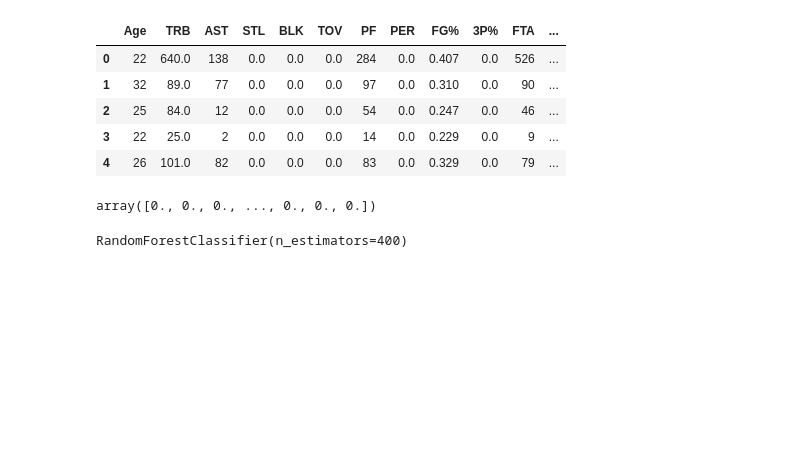
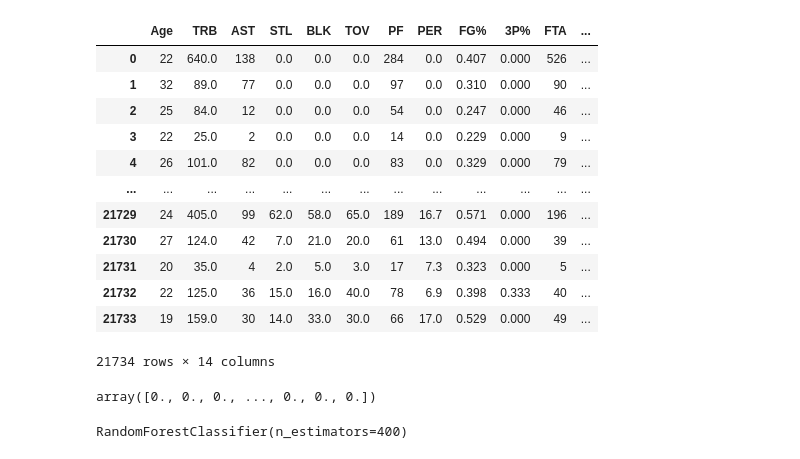
Before and after one commit to caitbeatty/nba_machine_learning, a Jupyter notebook: random_forest.ipynb, the cells around one changed output. Saved outputs shown, nothing was run; the diff lists cells and outputs as text; code cells hidden in the pictures; blank space fills up the shorter version.

```diff
--- a/random_forest.ipynb
+++ b/random_forest.ipynb
@@ -15,15 +15,22 @@ df.head()
 # %%
 #data = df.drop(["Championship Appearance Y/N", "Player", "Team", "Pos", "Year", "Championship Wins", "RunnerUp Count"], axis=1)
 data = df.drop(["Player", "Team", "Pos", "Year", "Championship Wins", "RunnerUp Count"], axis=1)
 feature_names = data.columns
-data.head()
+data
 # %% [output]
 |  | Age | TRB | AST | STL | BLK | TOV | PF | PER | FG% | 3P% | FTA | ... |
-| 0 | 22 | 640.0 | 138 | 0.0 | 0.0 | 0.0 | 284 | 0.0 | 0.407 | 0.0 | 526 | ... |
-| 1 | 32 | 89.0 | 77 | 0.0 | 0.0 | 0.0 | 97 | 0.0 | 0.310 | 0.0 | 90 | ... |
-| 2 | 25 | 84.0 | 12 | 0.0 | 0.0 | 0.0 | 54 | 0.0 | 0.247 | 0.0 | 46 | ... |
-| 3 | 22 | 25.0 | 2 | 0.0 | 0.0 | 0.0 | 14 | 0.0 | 0.229 | 0.0 | 9 | ... |
-| 4 | 26 | 101.0 | 82 | 0.0 | 0.0 | 0.0 | 83 | 0.0 | 0.329 | 0.0 | 79 | ... |
+| 0 | 22 | 640.0 | 138 | 0.0 | 0.0 | 0.0 | 284 | 0.0 | 0.407 | 0.000 | 526 | ... |
+| 1 | 32 | 89.0 | 77 | 0.0 | 0.0 | 0.0 | 97 | 0.0 | 0.310 | 0.000 | 90 | ... |
+| 2 | 25 | 84.0 | 12 | 0.0 | 0.0 | 0.0 | 54 | 0.0 | 0.247 | 0.000 | 46 | ... |
+| 3 | 22 | 25.0 | 2 | 0.0 | 0.0 | 0.0 | 14 | 0.0 | 0.229 | 0.000 | 9 | ... |
+| 4 | 26 | 101.0 | 82 | 0.0 | 0.0 | 0.0 | 83 | 0.0 | 0.329 | 0.000 | 79 | ... |
+| ... | ... | ... | ... | ... | ... | ... | ... | ... | ... | ... | ... | ... |
+| 21729 | 24 | 405.0 | 99 | 62.0 | 58.0 | 65.0 | 189 | 16.7 | 0.571 | 0.000 | 196 | ... |
+| 21730 | 27 | 124.0 | 42 | 7.0 | 21.0 | 20.0 | 61 | 13.0 | 0.494 | 0.000 | 39 | ... |
+| 21731 | 20 | 35.0 | 4 | 2.0 | 5.0 | 3.0 | 17 | 7.3 | 0.323 | 0.000 | 5 | ... |
+| 21732 | 22 | 125.0 | 36 | 15.0 | 16.0 | 40.0 | 78 | 6.9 | 0.398 | 0.333 | 40 | ... |
+| 21733 | 19 | 159.0 | 30 | 14.0 | 33.0 | 30.0 | 66 | 17.0 | 0.529 | 0.000 | 49 | ... |
+21734 rows × 14 columns
 # %%
 X = data.iloc[:, :-1].values
 y = data.iloc[:, -1].values
```
Also changed, not shown: parts of 20 cells of this notebook.
